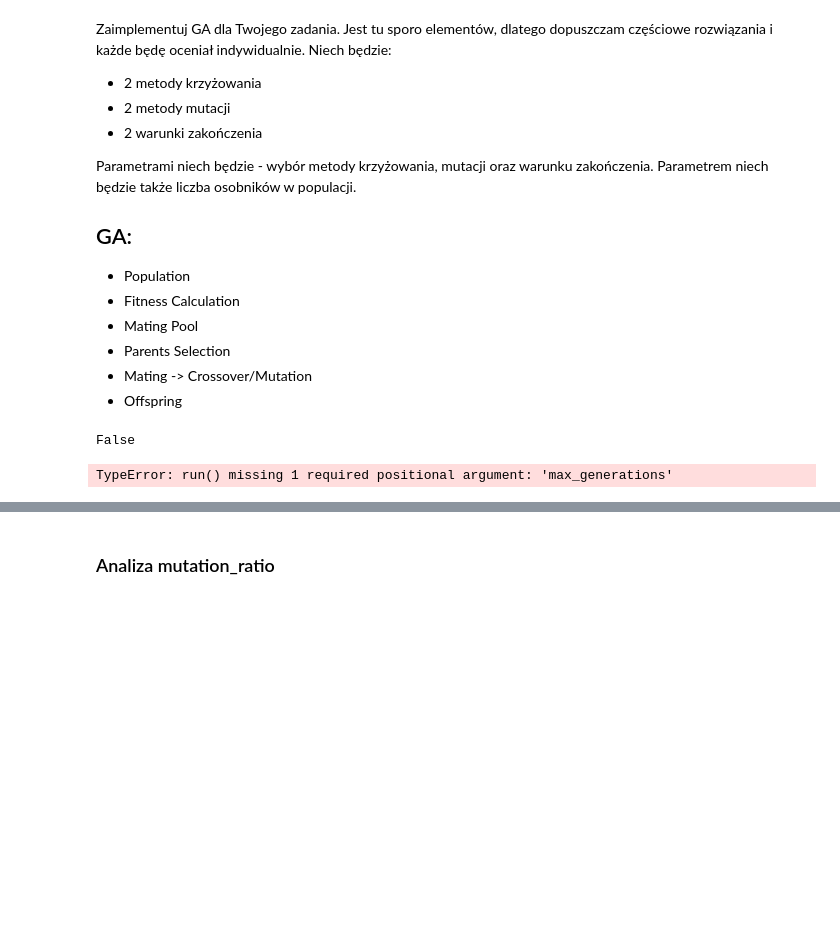
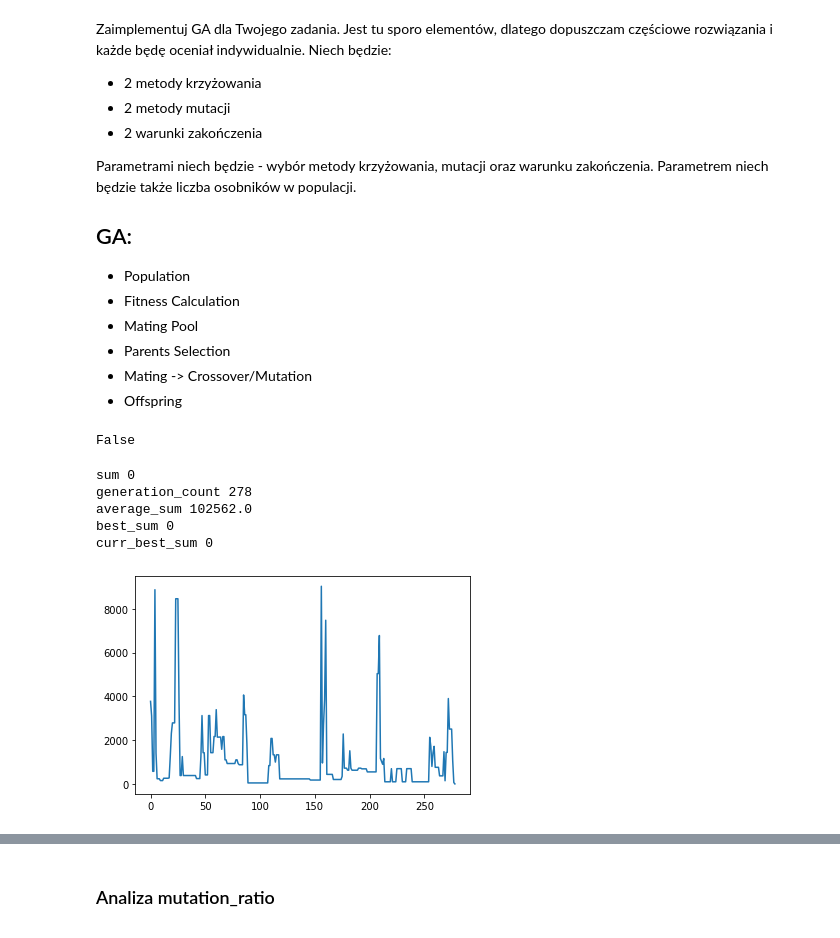
Before and after one commit to jjablonski-it/pjatk-mhe, a Jupyter notebook: MHE_4-Genetic.ipynb, the cells around one changed output, grey strips where cells are left out. Drawn from its saved outputs; the diff is of its cells as text; code cells hidden in the pictures; blank space fills up the shorter version.

```diff
--- a/MHE_4-Genetic.ipynb
+++ b/MHE_4-Genetic.ipynb
@@ -188,10 +197,15 @@ ga_b = GA(100, 0.1, crossover_b, mutate_b, end_condition_b, fitness_function_b)
 # %%
-ga_a.run()
+ga_a.run(1000)
 ga_a.show_status()
 plot_indices_to_sum(ga_a.best_indices_per_gen)
 # plt.plot(ga_a.average_sum_per_gen)
 # %% [output]
-TypeError: run() missing 1 required positional argument: 'max_generations'
+sum 0
+generation_count 278
+average_sum 102562.0
+best_sum 0
+curr_best_sum 0
+[figure, added]
 # %%
 ga_b.run()
 ga_b.show_status()
```
Also changed, not shown: parts of 12 cells of this notebook.
